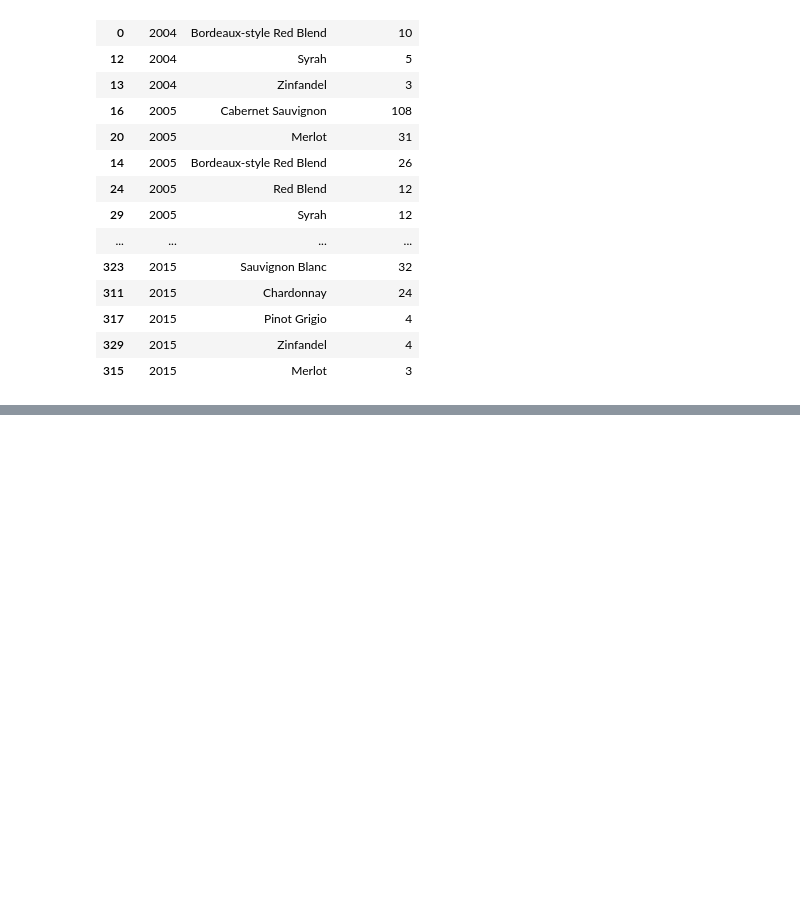
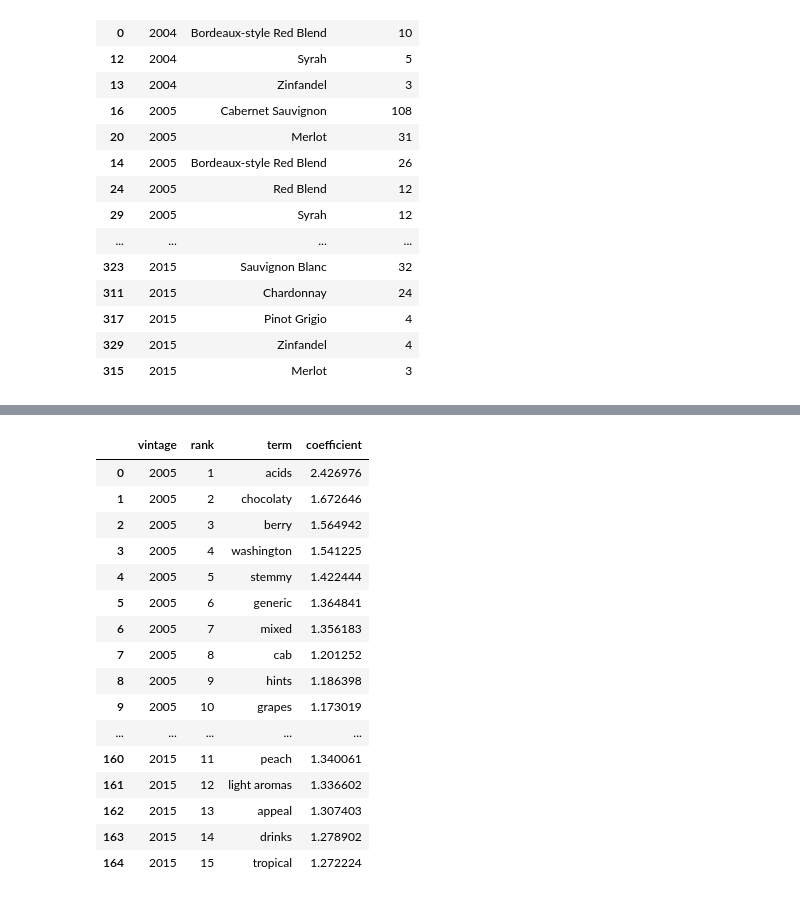
Before and after one commit to dylanhernandez1/DATA4401_Project3, a Jupyter notebook: Vintage_Text_Analysis.ipynb, the cells around one changed output, grey strips where cells are left out. Drawn from its saved outputs; the diff is of its cells as text; code cells hidden in the pictures; blank space fills up the shorter version.

```diff
--- a/Vintage_Text_Analysis.ipynb
+++ b/Vintage_Text_Analysis.ipynb
@@ -676,0 +867,28 @@ variety_share_by_vintage[top_10_varieties].round(1)
+# %%
+# Top terms associated with each Columbia Valley vintage
+columbia_top_terms = top_terms_by_vintage(
+    columbia_results["model"],
+    n_terms=15,
+)
+with pd.option_context(
+    "display.max_rows", None, "display.max_columns", None
+):
+    display(columbia_top_terms.sort_values(["vintage", "rank"]))
+# %% [output]
+|  | vintage | rank | term | coefficient |
+| 0 | 2005 | 1 | acids | 2.426976 |
+| 1 | 2005 | 2 | chocolaty | 1.672646 |
+| 2 | 2005 | 3 | berry | 1.564942 |
+| 3 | 2005 | 4 | washington | 1.541225 |
+| 4 | 2005 | 5 | stemmy | 1.422444 |
+| 5 | 2005 | 6 | generic | 1.364841 |
+| 6 | 2005 | 7 | mixed | 1.356183 |
+| 7 | 2005 | 8 | cab | 1.201252 |
+| 8 | 2005 | 9 | hints | 1.186398 |
+| 9 | 2005 | 10 | grapes | 1.173019 |
+| ... | ... | ... | ... | ... |
+| 160 | 2015 | 11 | peach | 1.340061 |
+| 161 | 2015 | 12 | light aromas | 1.336602 |
+| 162 | 2015 | 13 | appeal | 1.307403 |
+| 163 | 2015 | 14 | drinks | 1.278902 |
+| 164 | 2015 | 15 | tropical | 1.272224 |
```
Also changed, not shown: parts of 9 cells of this notebook.
